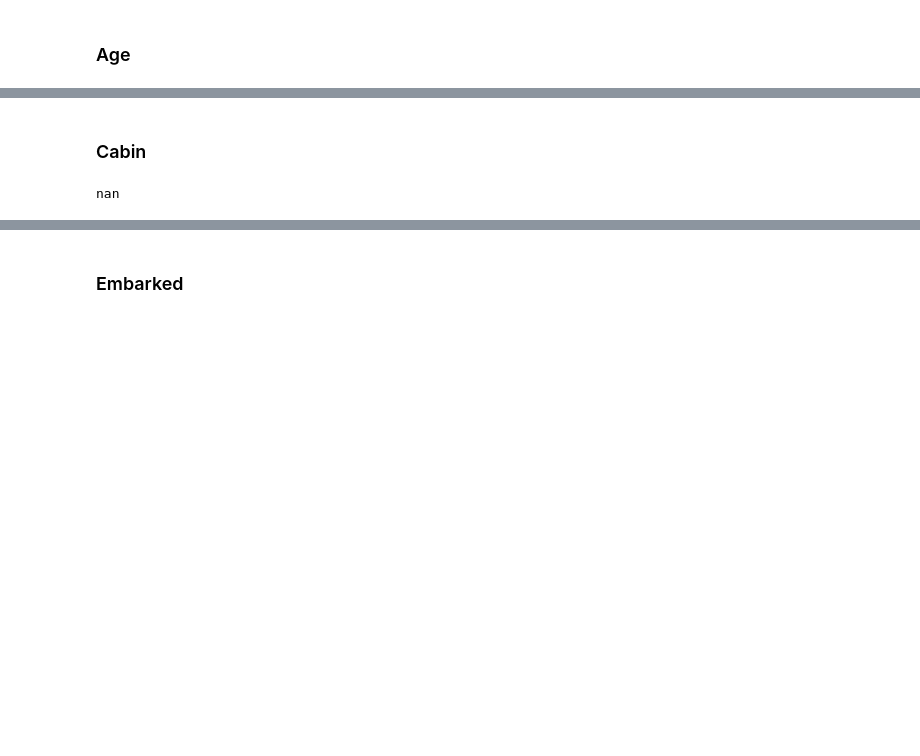
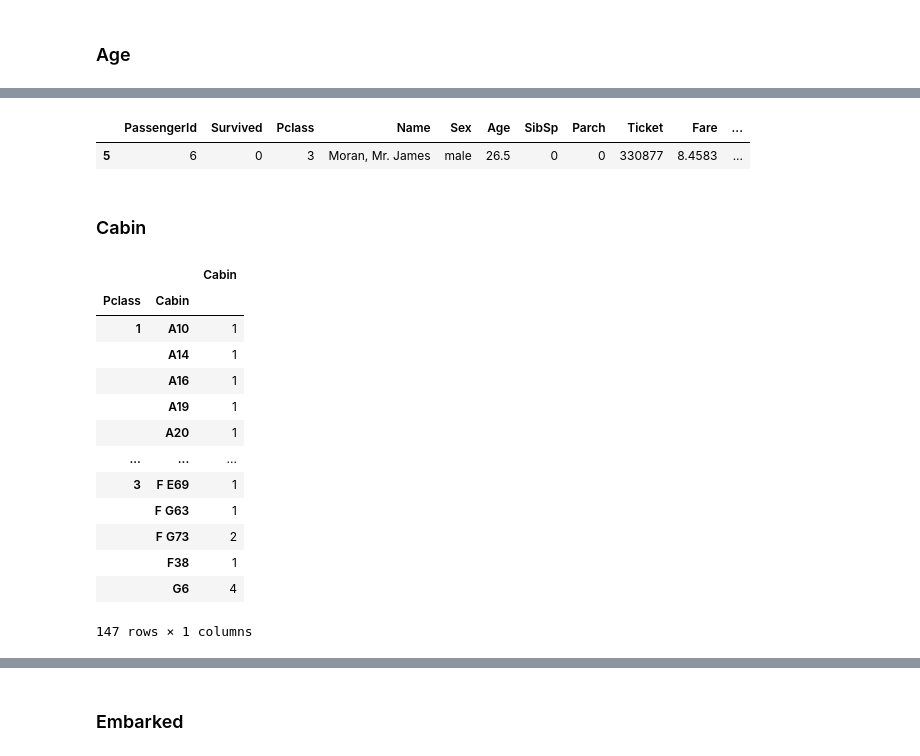
Before and after one commit to NPHansen/DS_AI, a Jupyter notebook: Lab 2/IOD_Lab 2.2.1.ipynb, the cells around one changed output, grey strips where cells are left out. Saved outputs shown, nothing was run; the diff lists cells and outputs as text; code cells hidden in the pictures; blank space fills up the shorter version.

```diff
--- a/Lab 2/IOD_Lab 2.2.1.ipynb
+++ b/Lab 2/IOD_Lab 2.2.1.ipynb
@@ -179,0 +219,4 @@ titanic.Fare[titanic.Cabin == 0].min()'''
+# %%
+#I'm going to assume the missing age values based on the mean age the known entries grouped by the sex and class
+group = ['Sex','Pclass']
+titanic.groupby(group).Age.mean().round(1)
@@ -179,0 +244,3 @@ titanic.Fare[titanic.Cabin == 0].min()'''
+# %%
+#we have now 'assumed' the missing values in the Age feature and can now insert them using fillna and transform function
+titanic.Age.fillna(titanic.groupby(group).Age.transform('mean').round(1), inplace = True)
@@ -180,7 +281,7 @@ titanic.Fare[titanic.Cabin == 0].min()'''
+# %%
+titanic[titanic.PassengerId == 6]
+# %% [output]
+|  | PassengerId | Survived | Pclass | Name | Sex | Age | SibSp | Parch | Ticket | Fare | ... |
+| 5 | 6 | 0 | 3 | Moran, Mr. James | male | 26.5 | 0 | 0 | 330877 | 8.4583 | ... |
 # %% [markdown]
 ### Cabin
-# %%
-def deck(cabin)
-titanic.Cabin.apply(lambda cabin: )
-# %% [output]
-nan
@@ -188,0 +288,18 @@ nan
+# %%
+#replace the missing cabin class we will first have a look at the known
+titanic.groupby(['Pclass', 'Cabin']).agg({'Cabin' : 'count'})
+# %% [output]
+|  |  | Cabin |
+| Pclass | Cabin |  |
+| 1 | A10 | 1 |
+|  | A14 | 1 |
+|  | A16 | 1 |
+|  | A19 | 1 |
+|  | A20 | 1 |
+| ... | ... | ... |
+| 3 | F E69 | 1 |
+|  | F G63 | 1 |
+|  | F G73 | 2 |
+|  | F38 | 1 |
+|  | G6 | 4 |
+147 rows × 1 columns
```
Also changed, not shown: parts of 34 cells of this notebook.
